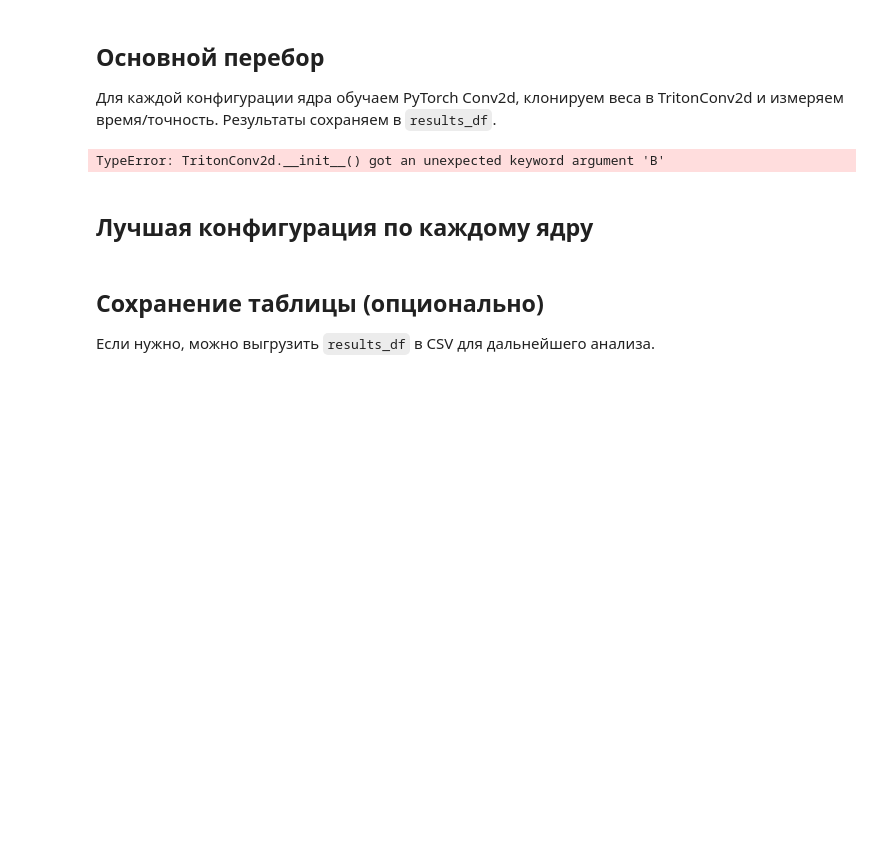
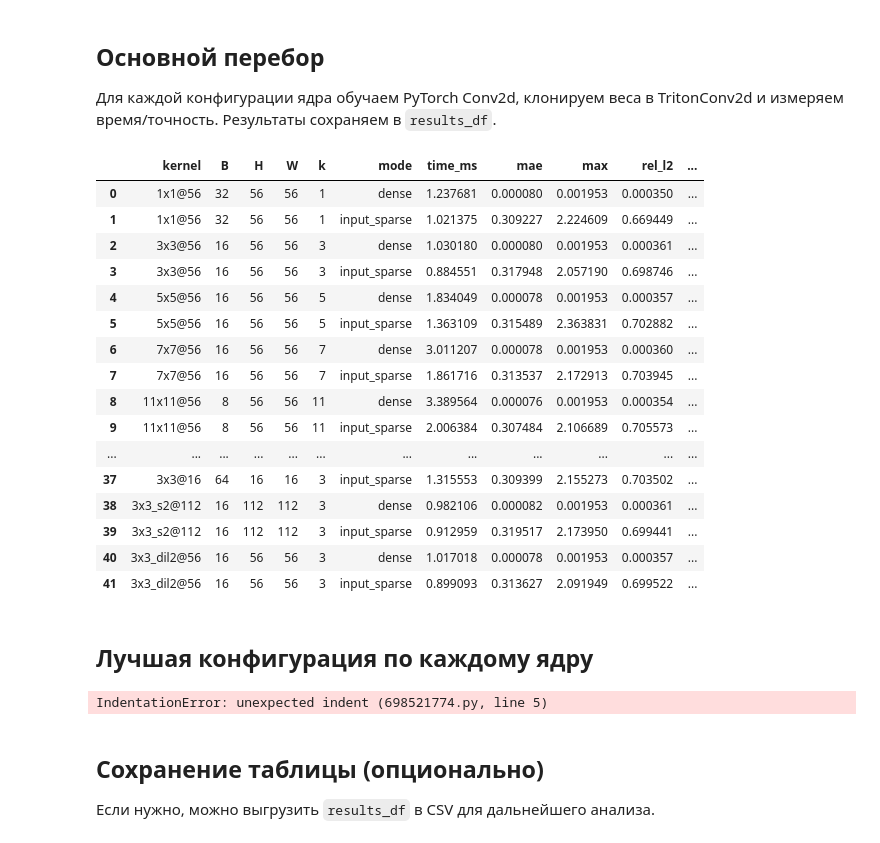
Before and after one commit to manzhura/conv2d-img2col-gemm, a Jupyter notebook: notebooks/baseline_kernel_search.ipynb, the cells around one changed output. Drawn from its saved outputs; the diff is of its cells as text; code cells hidden in the pictures; blank space fills up the shorter version.

```diff
--- a/notebooks/baseline_kernel_search.ipynb
+++ b/notebooks/baseline_kernel_search.ipynb
@@ -153,46 +139,97 @@ rows = []
 if device != 'cuda' or BaselineTritonConv2d is None:
     print('Triton недоступен — пропускаем поиск')
 else:
     for cfg in kernel_grid:
+        # обычный Conv2d
         torch_conv = build_torch_conv(cfg)
-        x = torch.randn(cfg['B'], cfg['in_channels'], cfg['H'], cfg['W'], device=device, dtype=dtype)
-        dense = BaselineTritonConv2d(**cfg).to(device)
+        x = torch.randn(
+            cfg['B'], cfg['in_channels'], cfg['H'], cfg['W'],
+            device=device, dtype=dtype
+        )
+
+        #  плотный TritonConv2d
+        dense = BaselineTritonConv2d(
+            in_channels=cfg['in_channels'],
+            out_channels=cfg['out_channels'],
+            kernel_size=cfg['kernel_size'],
+            stride=cfg['stride'],
+            padding=cfg['padding'],
+            dilation=cfg['dilation'],
+            bias=True,
+        ).to(device)
+
         clone_weights(dense, torch_conv)
         dense_time = benchmark_layer(dense, x)
         stats_dense = compare_outputs(torch_conv, dense, x)
-        sparse = BaselineTritonConv2d(**cfg).to(device)
+
+        # зреженный по входным каналам TritonConv2d
+        sparse = BaselineTritonConv2d(
+            in_channels=cfg['in_channels'],
+            out_channels=cfg['out_channels'],
+            kernel_size=cfg['kernel_size'],
+            stride=cfg['stride'],
+            padding=cfg['padding'],
+            dilation=cfg['dilation'],
+            bias=True,
+        ).to(device)
+
         clone_weights(sparse, torch_conv)
         sparse.set_input_channel_sparsity(keep_ratio=cfg.get('input_keep', 0.5))
         sparse_time = benchmark_layer(sparse, x)
         stats_sparse = compare_outputs(torch_conv, sparse, x)
+
         rows.append({
             'kernel': cfg['name'],
             'B': cfg['B'], 'H': cfg['H'], 'W': cfg['W'],
             'k': cfg['kernel_size'],
             'mode': 'dense',
             'time_ms': dense_time,
-            'mae': stats_dense['mae'], 'max': stats_dense['max'], 'rel_l2': stats_dense['rel_l2']
+            'mae': stats_dense['mae'],
+            'max': stats_dense['max'],
+            'rel_l2': stats_dense['rel_l2'],
+            'speedup_vs_dense': 'nan',
         })
         rows.append({
             'kernel': cfg['name'],
             'B': cfg['B'], 'H': cfg['H'], 'W': cfg['W'],
             'k': cfg['kernel_size'],
             'mode': 'input_sparse',
             'keep_ratio': cfg.get('input_keep', 0.5),
             'time_ms': sparse_time,
-            'mae': stats_sparse['mae'], 'max': stats_sparse['max'], 'rel_l2': stats_sparse['rel_l2'],
-            'speedup_vs_dense': dense_time / sparse_time if sparse_time > 0 else float('nan')
+            'mae': stats_sparse['mae'],
+            'max': stats_sparse['max'],
+            'rel_l2': stats_sparse['rel_l2'],
+            'speedup_vs_dense': dense_time / sparse_time if sparse_time > 0 else float('nan'),
         })
+
 results_df = pd.DataFrame(rows)
 results_df
 # %% [output]
-TypeError: TritonConv2d.__init__() got an unexpected keyword argument 'B'
+|  | kernel | B | H | W | k | mode | time_ms | mae | max | rel_l2 | ... |
+| 0 | 1x1@56 | 32 | 56 | 56 | 1 | dense | 1.237681 | 0.000080 | 0.001953 | 0.000350 | ... |
+| 1 | 1x1@56 | 32 | 56 | 56 | 1 | input_sparse | 1.021375 | 0.309227 | 2.224609 | 0.669449 | ... |
+| 2 | 3x3@56 | 16 | 56 | 56 | 3 | dense | 1.030180 | 0.000080 | 0.001953 | 0.000361 | ... |
+| 3 | 3x3@56 | 16 | 56 | 56 | 3 | input_sparse | 0.884551 | 0.317948 | 2.057190 | 0.698746 | ... |
+| 4 | 5x5@56 | 16 | 56 | 56 | 5 | dense | 1.834049 | 0.000078 | 0.001953 | 0.000357 | ... |
+| 5 | 5x5@56 | 16 | 56 | 56 | 5 | input_sparse | 1.363109 | 0.315489 | 2.363831 | 0.702882 | ... |
+| 6 | 7x7@56 | 16 | 56 | 56 | 7 | dense | 3.011207 | 0.000078 | 0.001953 | 0.000360 | ... |
+| 7 | 7x7@56 | 16 | 56 | 56 | 7 | input_sparse | 1.861716 | 0.313537 | 2.172913 | 0.703945 | ... |
+| 8 | 11x11@56 | 8 | 56 | 56 | 11 | dense | 3.389564 | 0.000076 | 0.001953 | 0.000354 | ... |
+| 9 | 11x11@56 | 8 | 56 | 56 | 11 | input_sparse | 2.006384 | 0.307484 | 2.106689 | 0.705573 | ... |
+| ... | ... | ... | ... | ... | ... | ... | ... | ... | ... | ... | ... |
+| 37 | 3x3@16 | 64 | 16 | 16 | 3 | input_sparse | 1.315553 | 0.309399 | 2.155273 | 0.703502 | ... |
+| 38 | 3x3_s2@112 | 16 | 112 | 112 | 3 | dense | 0.982106 | 0.000082 | 0.001953 | 0.000361 | ... |
+| 39 | 3x3_s2@112 | 16 | 112 | 112 | 3 | input_sparse | 0.912959 | 0.319517 | 2.173950 | 0.699441 | ... |
+| 40 | 3x3_dil2@56 | 16 | 56 | 56 | 3 | dense | 1.017018 | 0.000078 | 0.001953 | 0.000357 | ... |
+| 41 | 3x3_dil2@56 | 16 | 56 | 56 | 3 | input_sparse | 0.899093 | 0.313627 | 2.091949 | 0.699522 | ... |
 # %% [markdown]
 ## Лучшая конфигурация по каждому ядру
 # %%
 if not results_df.empty:
     best_df = results_df.sort_values('speedup', ascending=False).groupby('kernel', as_index=False).first()
-    best_df[['kernel', 'block', 'speedup', 'triton_time', 'torch_time', 'mae', 'max']]
-else:
+    best_df[['kernel', 'block', 'speedup_vs_dense', 'triton_time', 'torch_time', 'mae', 'max']]
+else:и
     best_df = pd.DataFrame()
     print('Нет данных (Triton отключён)')
+# %% [output]
+IndentationError: unexpected indent (698521774.py, line 5)
```
Also changed, not shown: parts of 4 cells of this notebook, 8 other files.
